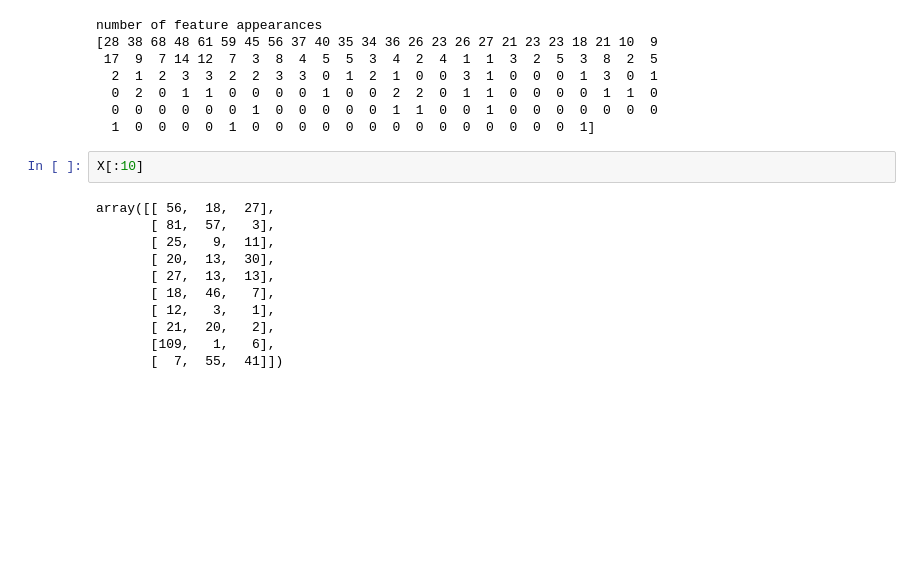
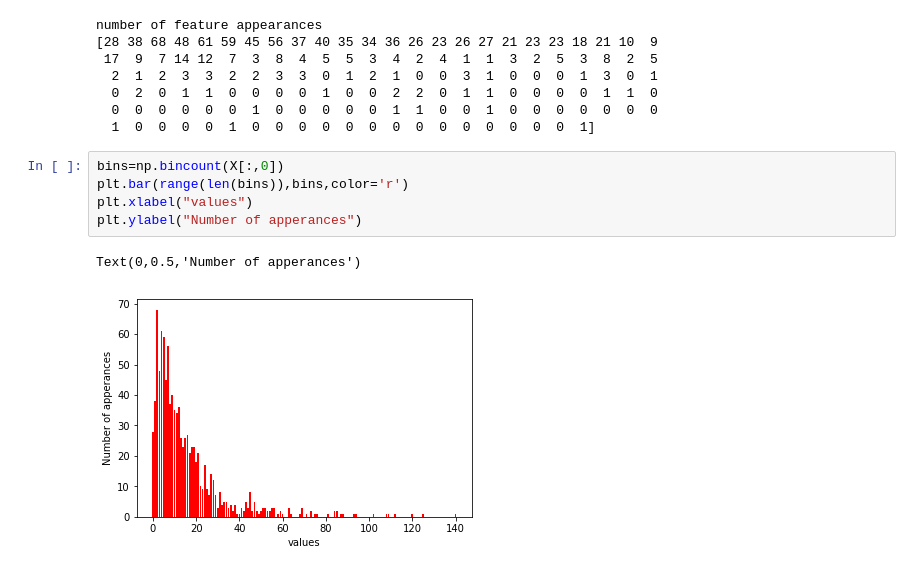
Before and after one commit to TyrionZK/python_ml, a Jupyter notebook: chapter4 feature engineering.ipynb, the cells around one changed output. Cells and saved outputs as stored; diff of their text form; blank space fills up the shorter version.

```diff
--- a/chapter4 feature engineering.ipynb
+++ b/chapter4 feature engineering.ipynb
@@ -300,16 +299,11 @@ number of feature appearances
   0  2  0  1  1  0  0  0  0  1  0  0  2  2  0  1  1  0  0  0  0  1  1  0
   0  0  0  0  0  0  1  0  0  0  0  0  1  1  0  0  1  0  0  0  0  0  0  0
   1  0  0  0  0  1  0  0  0  0  0  0  0  0  0  0  0  0  0  0  1]
-# %%
-X[:10]
-# %% [output]
-array([[ 56,  18,  27],
-       [ 81,  57,   3],
-       [ 25,   9,  11],
-       [ 20,  13,  30],
-       [ 27,  13,  13],
-       [ 18,  46,   7],
-       [ 12,   3,   1],
-       [ 21,  20,   2],
-       [109,   1,   6],
-       [  7,  55,  41]])
+# %%
+bins=np.bincount(X[:,0])
+plt.bar(range(len(bins)),bins,color='r')
+plt.xlabel("values")
+plt.ylabel("Number of apperances")
+# %% [output]
+Text(0,0.5,'Number of apperances')
+[figure, added]
```
Also changed, not shown: parts of 30 cells of this notebook, 1 other file.
